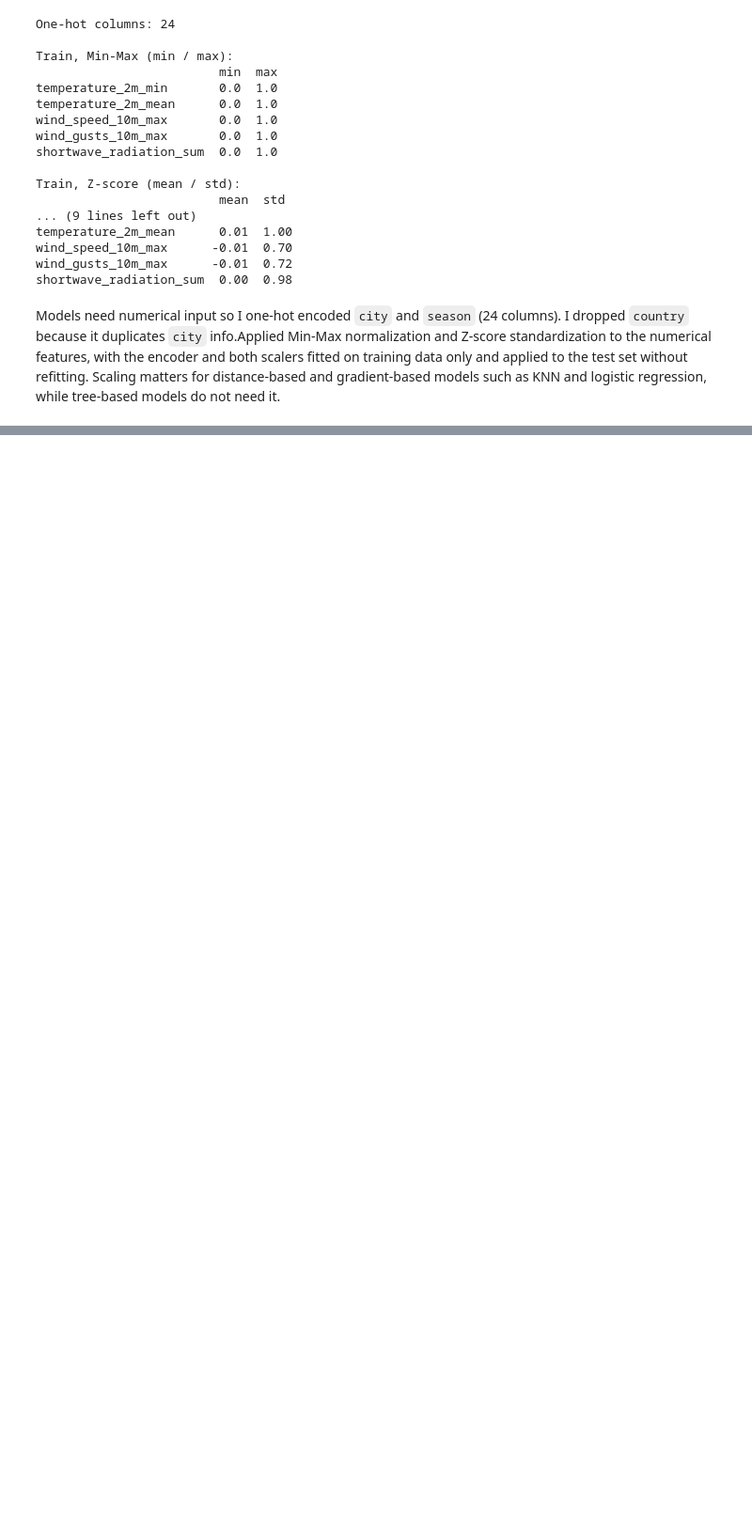
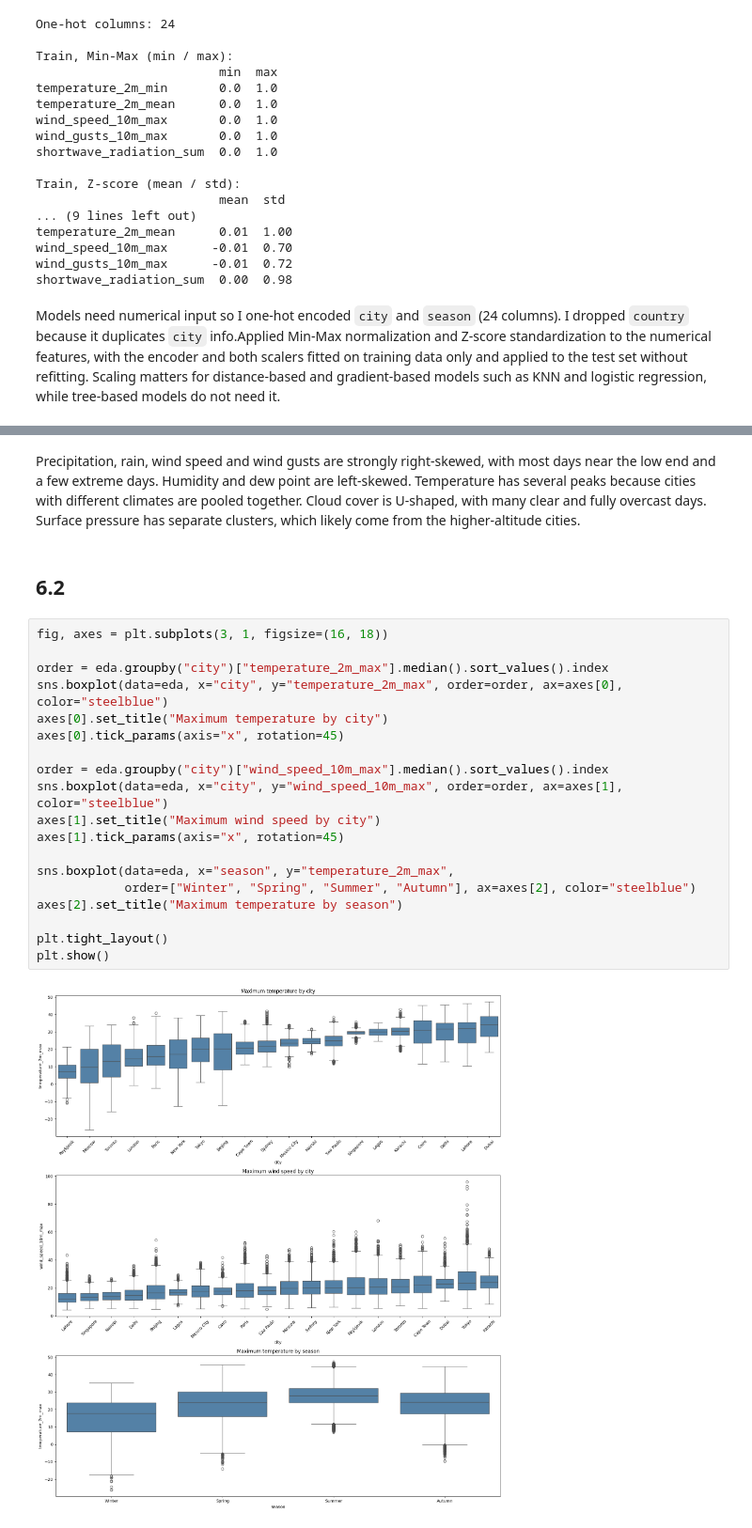
Before and after one commit to MuhammadRayan07/Weather-Analysis, a Jupyter notebook: notebooks/02_Analysis_Modeling.ipynb, the cells around one changed output, grey strips where cells are left out. Shown at 94% size. Drawn from its saved outputs; the diff is of its cells as text; blank space fills up the shorter version.

```diff
--- a/notebooks/02_Analysis_Modeling.ipynb
+++ b/notebooks/02_Analysis_Modeling.ipynb
@@ -498,0 +533,25 @@ Models need numerical input so I one-hot encoded `city` and `season` (24 columns
+# %% [markdown]
+Precipitation, rain, wind speed and wind gusts are strongly right-skewed, with most days near the low end and a few extreme days. Humidity and dew point are left-skewed. Temperature has several peaks because cities with different climates are pooled together. Cloud cover is U-shaped, with many clear and fully overcast days. Surface pressure has separate clusters, which likely come from the higher-altitude cities.
+# %% [markdown]
+## 6.2
+# %%
+fig, axes = plt.subplots(3, 1, figsize=(16, 18))
+
+order = eda.groupby("city")["temperature_2m_max"].median().sort_values().index
+sns.boxplot(data=eda, x="city", y="temperature_2m_max", order=order, ax=axes[0], color="steelblue")
+axes[0].set_title("Maximum temperature by city")
+axes[0].tick_params(axis="x", rotation=45)
+
+order = eda.groupby("city")["wind_speed_10m_max"].median().sort_values().index
+sns.boxplot(data=eda, x="city", y="wind_speed_10m_max", order=order, ax=axes[1], color="steelblue")
+axes[1].set_title("Maximum wind speed by city")
+axes[1].tick_params(axis="x", rotation=45)
+
+sns.boxplot(data=eda, x="season", y="temperature_2m_max",
+            order=["Winter", "Spring", "Summer", "Autumn"], ax=axes[2], color="steelblue")
+axes[2].set_title("Maximum temperature by season")
+
+plt.tight_layout()
+plt.show()
+# %% [output]
+[figure, added]
```
Also changed, not shown: parts of 21 cells of this notebook.
